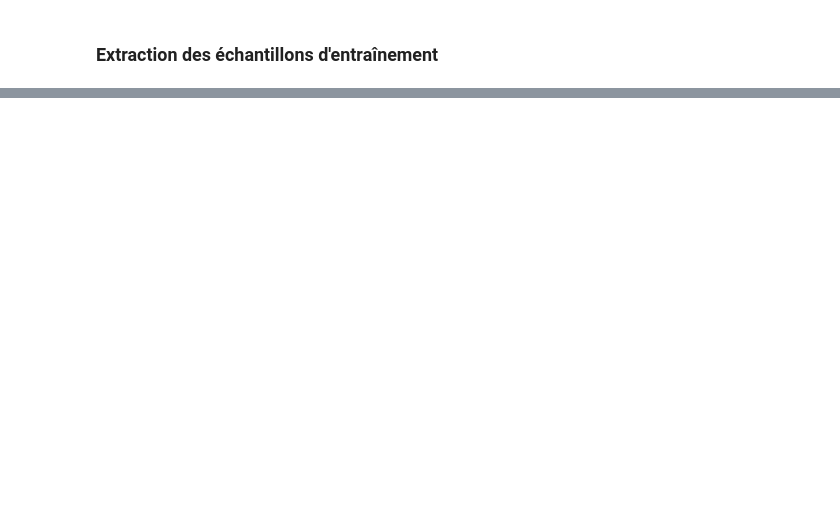
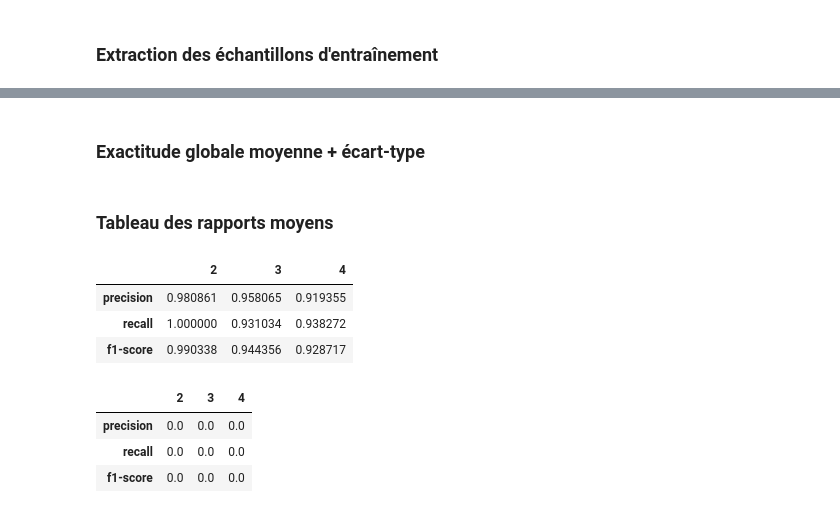
Before and after one commit to diallodjiby/projet_teledectection_DIALLO_Djiby, a Jupyter notebook: projet_telea_DIALLO_Djiby.ipynb, the cells around one changed output, grey strips where cells are left out. Saved outputs shown, nothing was run; the diff lists cells and outputs as text; code cells hidden in the pictures; blank space fills up the shorter version.

```diff
--- a/projet_telea_DIALLO_Djiby.ipynb
+++ b/projet_telea_DIALLO_Djiby.ipynb
@@ -836,0 +548,14 @@ La confiance est très élevée pour la classe Herbe, et légèrement plus modé
+# %% [markdown]
+### Exactitude globale moyenne + écart-type
+# %%
+list_report = []
+
+...
+
+report = classification_report(Y_test, Y_pred, output_dict=True)
+list_report.append(mf.report_from_dict_to_df(report))
+# %%
+array_report = np.array(list_report)
+
+mean_report = array_report.mean(axis=0)
+std_report  = array_report.std(axis=0)
@@ -836,0 +569,28 @@ La confiance est très élevée pour la classe Herbe, et légèrement plus modé
+# %% [markdown]
+### Tableau des rapports moyens
+# %%
+a_report = list_report[0]
+
+mean_df_report = pd.DataFrame(
+    mean_report,
+    index=a_report.index,
+    columns=a_report.columns
+)
+
+std_df_report = pd.DataFrame(
+    std_report,
+    index=a_report.index,
+    columns=a_report.columns
+)
+
+display(mean_df_report)
+display(std_df_report)
+# %% [output]
+|  | 2 | 3 | 4 |
+| precision | 0.980861 | 0.958065 | 0.919355 |
+| recall | 1.000000 | 0.931034 | 0.938272 |
+| f1-score | 0.990338 | 0.944356 | 0.928717 |
+|  | 2 | 3 | 4 |
+| precision | 0.0 | 0.0 | 0.0 |
+| recall | 0.0 | 0.0 | 0.0 |
+| f1-score | 0.0 | 0.0 | 0.0 |
```
Also changed, not shown: parts of 60 cells of this notebook, 1 other file.
